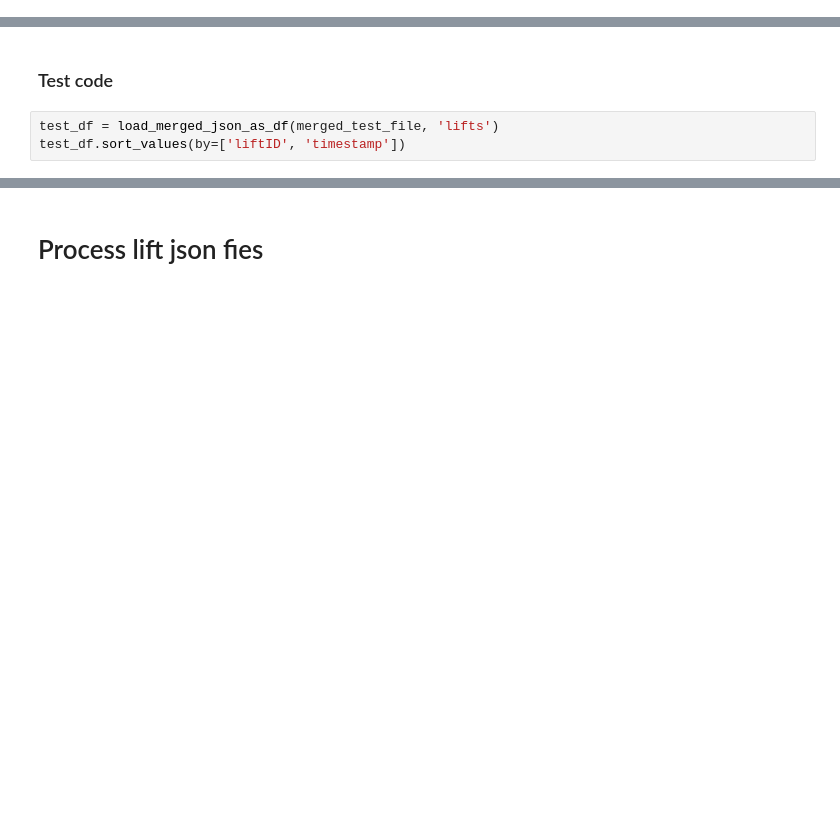
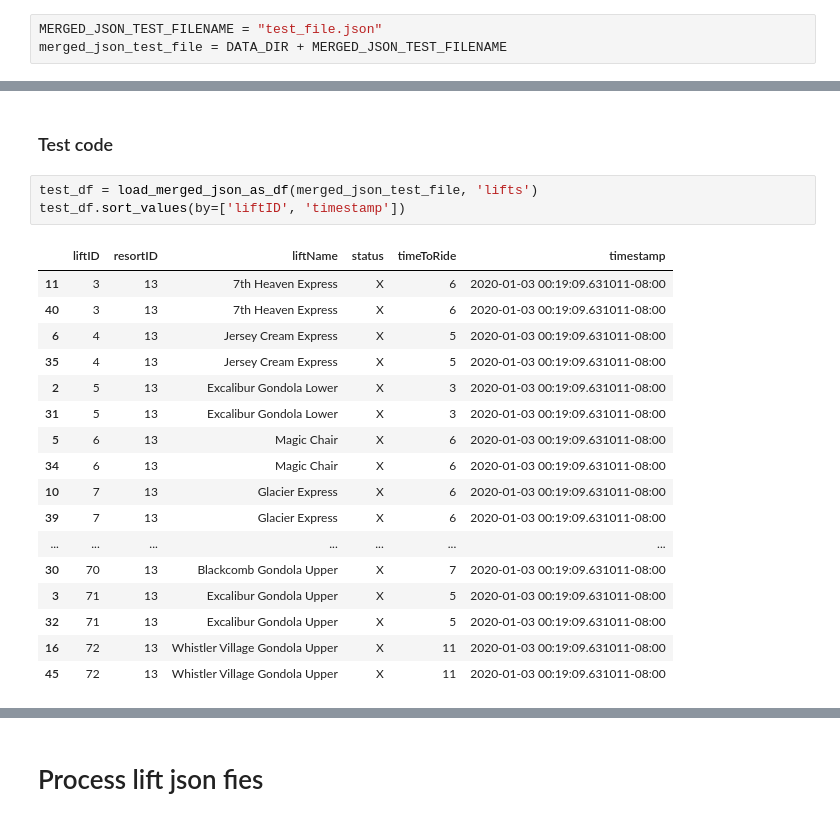
Before and after one commit to Pall-v/snowbot, a Jupyter notebook: notebooks/2.0-pv-process-json.ipynb, the cells around one changed output, grey strips where cells are left out. Saved outputs shown, nothing was run; the diff lists cells and outputs as text; blank space fills up the shorter version.

```diff
--- a/notebooks/2.0-pv-process-json.ipynb
+++ b/notebooks/2.0-pv-process-json.ipynb
@@ -25,3 +100,6 @@ merged_test_file = DATA_DIR + TEST_FILENAME
+# %%
+MERGED_JSON_TEST_FILENAME = "test_file.json"
+merged_json_test_file = DATA_DIR + MERGED_JSON_TEST_FILENAME
 # %%
 # from https://alexwlchan.net/2019/07/listing-s3-keys/
 def get_matching_s3_objects(bucket, prefix="", suffix=""):
@@ -182,7 +257,25 @@ def get_status_changes(df, keep_oldest=False):
 # %% [markdown]
 ### Test code
 # %%
-test_df = load_merged_json_as_df(merged_test_file, 'lifts')
+test_df = load_merged_json_as_df(merged_json_test_file, 'lifts')
 test_df.sort_values(by=['liftID', 'timestamp'])
+# %% [output]
+|  | liftID | resortID | liftName | status | timeToRide | timestamp |
+| 11 | 3 | 13 | 7th Heaven Express | X | 6 | 2020-01-03 00:19:09.631011-08:00 |
+| 40 | 3 | 13 | 7th Heaven Express | X | 6 | 2020-01-03 00:19:09.631011-08:00 |
+| 6 | 4 | 13 | Jersey Cream Express | X | 5 | 2020-01-03 00:19:09.631011-08:00 |
+| 35 | 4 | 13 | Jersey Cream Express | X | 5 | 2020-01-03 00:19:09.631011-08:00 |
+| 2 | 5 | 13 | Excalibur Gondola Lower | X | 3 | 2020-01-03 00:19:09.631011-08:00 |
+| 31 | 5 | 13 | Excalibur Gondola Lower | X | 3 | 2020-01-03 00:19:09.631011-08:00 |
+| 5 | 6 | 13 | Magic Chair | X | 6 | 2020-01-03 00:19:09.631011-08:00 |
+| 34 | 6 | 13 | Magic Chair | X | 6 | 2020-01-03 00:19:09.631011-08:00 |
+| 10 | 7 | 13 | Glacier Express | X | 6 | 2020-01-03 00:19:09.631011-08:00 |
+| 39 | 7 | 13 | Glacier Express | X | 6 | 2020-01-03 00:19:09.631011-08:00 |
+| ... | ... | ... | ... | ... | ... | ... |
+| 30 | 70 | 13 | Blackcomb Gondola Upper | X | 7 | 2020-01-03 00:19:09.631011-08:00 |
+| 3 | 71 | 13 | Excalibur Gondola Upper | X | 5 | 2020-01-03 00:19:09.631011-08:00 |
+| 32 | 71 | 13 | Excalibur Gondola Upper | X | 5 | 2020-01-03 00:19:09.631011-08:00 |
+| 16 | 72 | 13 | Whistler Village Gondola Upper | X | 11 | 2020-01-03 00:19:09.631011-08:00 |
+| 45 | 72 | 13 | Whistler Village Gondola Upper | X | 11 | 2020-01-03 00:19:09.631011-08:00 |
 # %%
 # TBD: test that len is 1 when keep_oldest=False and larger otherwise
```
Also changed, not shown: parts of 48 cells of this notebook, 3 other files.
